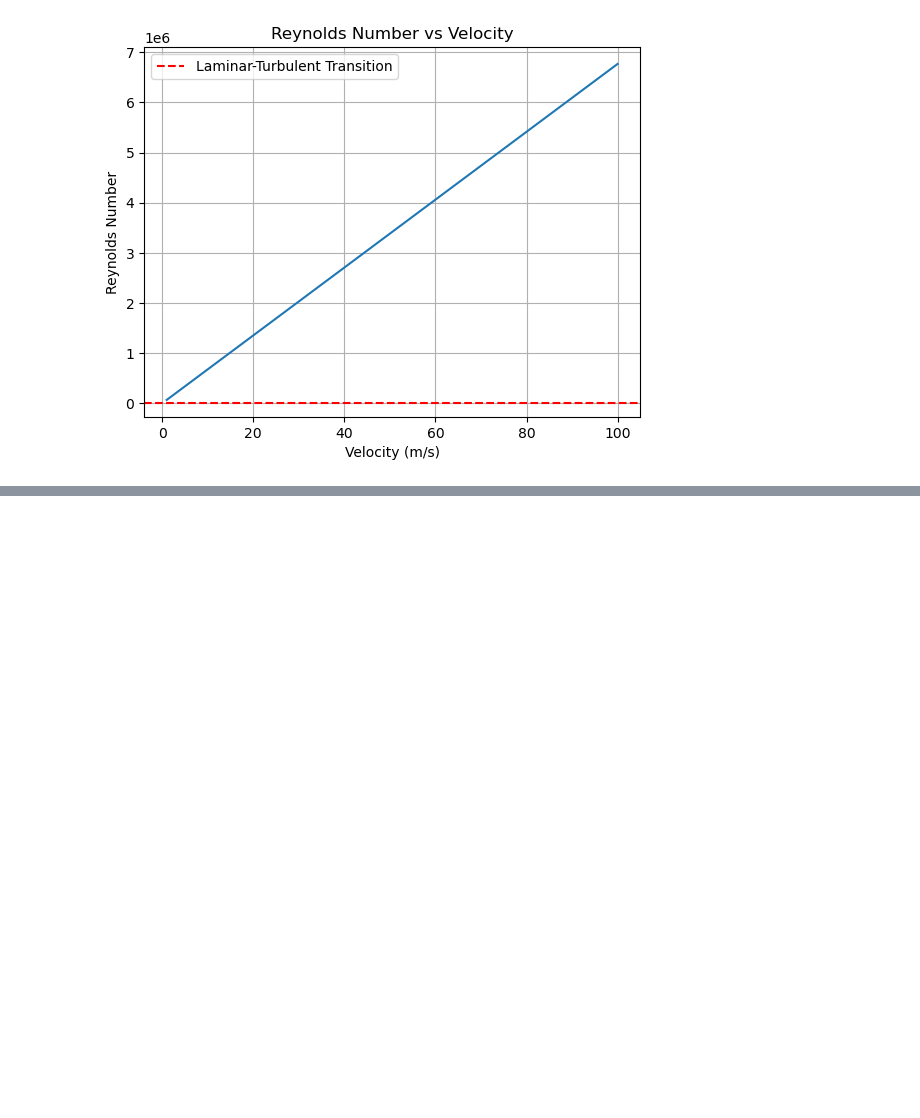
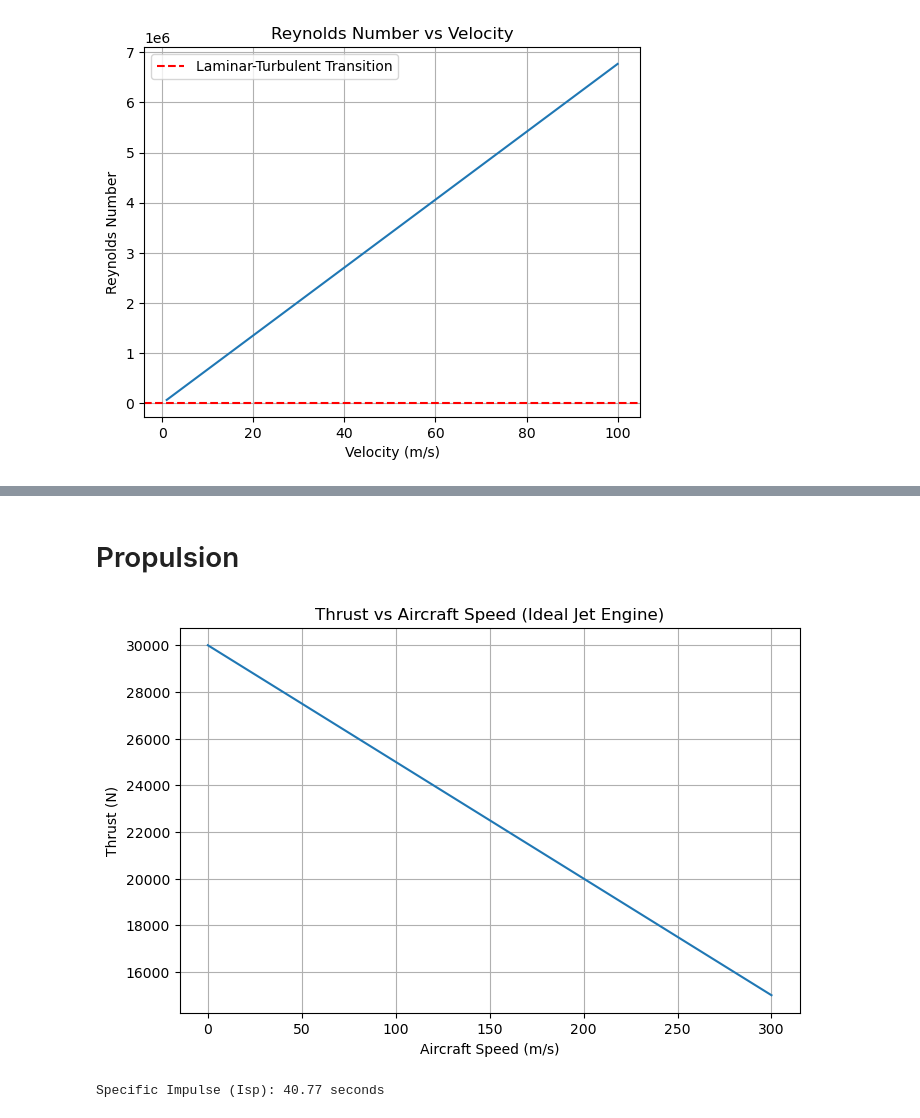
Before and after one commit to j85liu/aerospace, a Jupyter notebook: aerodynamics.ipynb, the cells around one changed output, grey strips where cells are left out. Drawn from its saved outputs; the diff is of its cells as text; code cells hidden in the pictures; blank space fills up the shorter version.

```diff
--- a/aerodynamics.ipynb
+++ b/aerodynamics.ipynb
@@ -155,0 +196,36 @@ plt.show()
+# %% [markdown]
+# Propulsion
+# %%
+# Jupyter Cell 1: Simulate thrust change with speed and altitude
+
+import numpy as np
+import matplotlib.pyplot as plt
+
+# Constants
+v0 = np.linspace(0, 300, 100)  # aircraft speed [m/s]
+ve = 600  # exhaust velocity [m/s]
+mdot = 50  # mass flow rate [kg/s]
+
+# Thrust from ideal jet engine
+thrust = mdot * (ve - v0)
+
+plt.figure(figsize=(8, 5))
+plt.plot(v0, thrust)
+plt.xlabel('Aircraft Speed (m/s)')
+plt.ylabel('Thrust (N)')
+plt.title('Thrust vs Aircraft Speed (Ideal Jet Engine)')
+plt.grid(True)
+plt.show()
+# %% [output]
+[figure, added]
+# %%
+# Jupyter Cell 2: Specific Impulse Calculation
+
+g0 = 9.81  # m/s^2
+thrust = 20000  # N
+mdot = 50  # kg/s
+
+Isp = thrust / (mdot * g0)
+print(f"Specific Impulse (Isp): {Isp:.2f} seconds")
+# %% [output]
+Specific Impulse (Isp): 40.77 seconds
```
Also changed, not shown: parts of 3 cells of this notebook.
